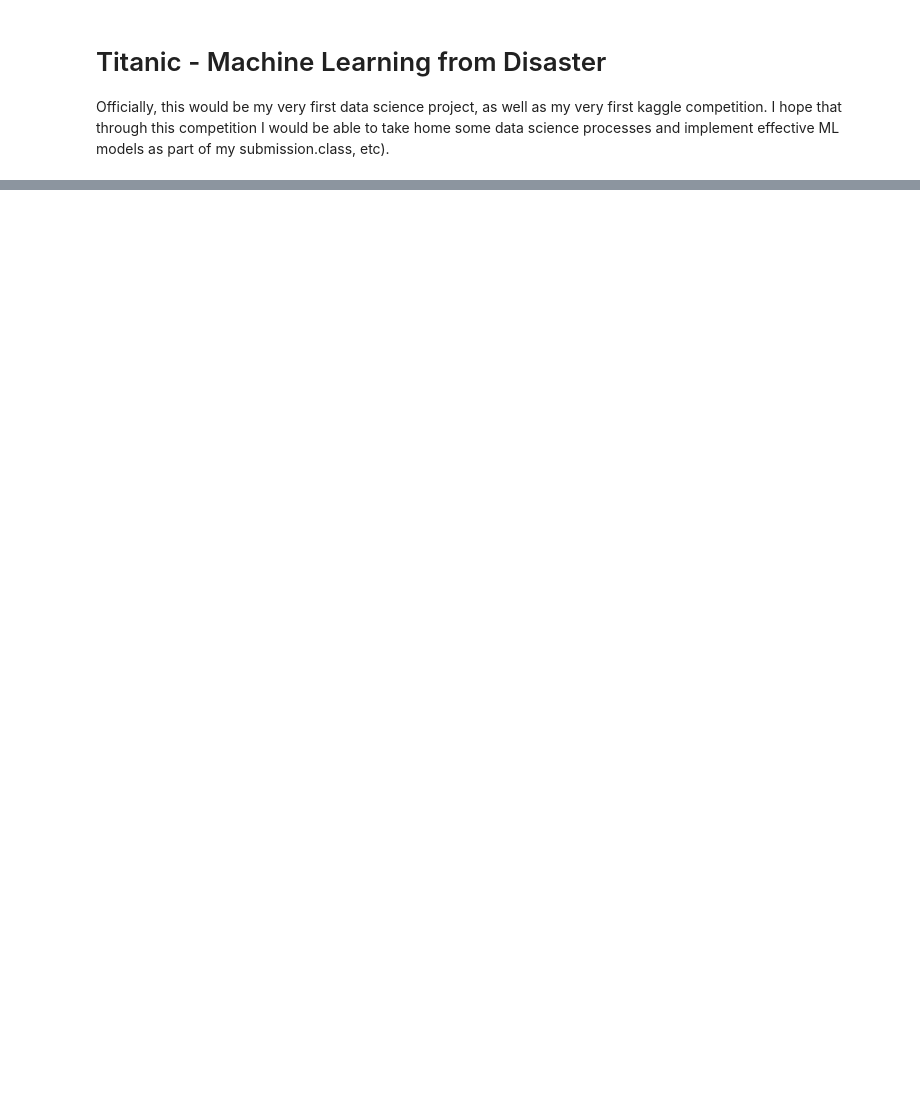
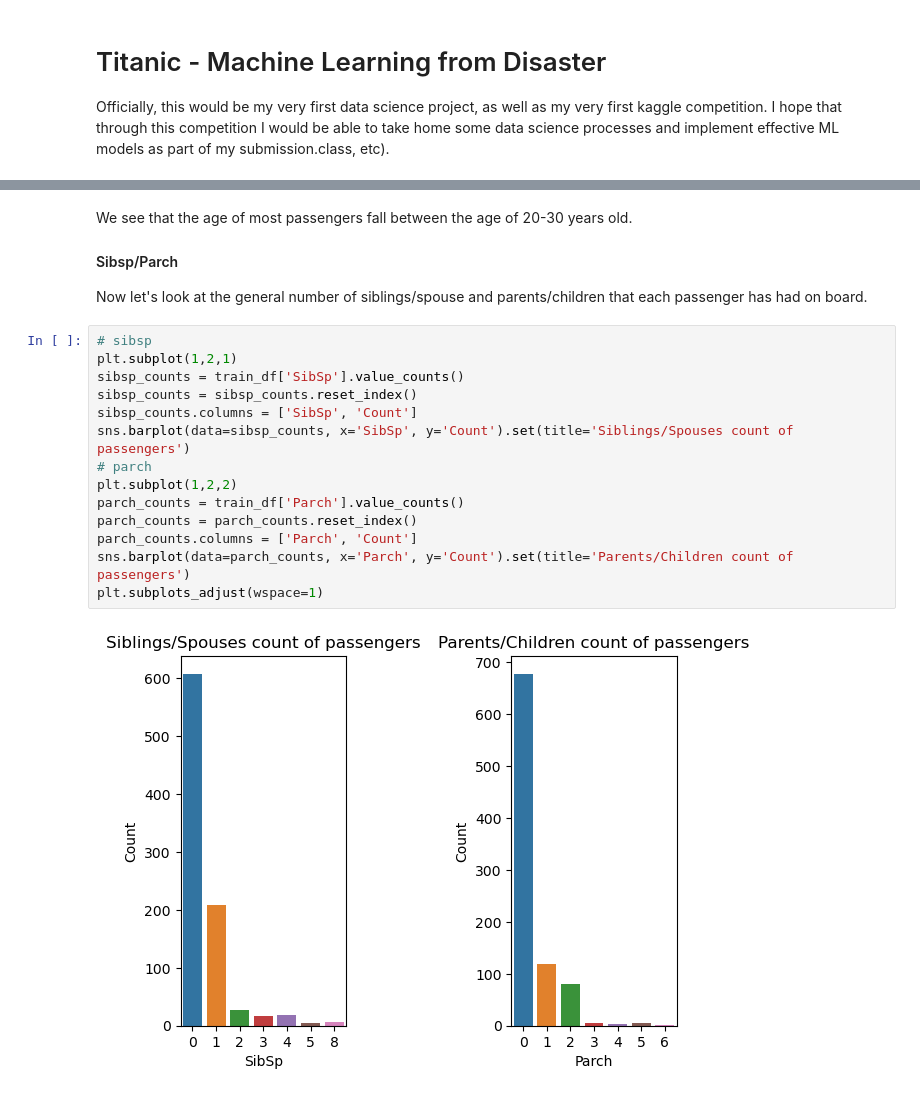
Before and after one commit to Bobblite/kaggle, a Jupyter notebook: titanic/titanic.ipynb, the cells around one changed output, grey strips where cells are left out. Drawn from its saved outputs; the diff is of its cells as text; blank space fills up the shorter version.

```diff
--- a/titanic/titanic.ipynb
+++ b/titanic/titanic.ipynb
@@ -50,0 +150,20 @@ train_df
+# %% [markdown]
+We see that the age of most passengers fall between the age of 20-30 years old.
+#### Sibsp/Parch
+Now let's look at the general number of siblings/spouse and parents/children that each passenger has had on board.
+# %%
+# sibsp
+plt.subplot(1,2,1)
+sibsp_counts = train_df['SibSp'].value_counts()
+sibsp_counts = sibsp_counts.reset_index()
+sibsp_counts.columns = ['SibSp', 'Count']
+sns.barplot(data=sibsp_counts, x='SibSp', y='Count').set(title='Siblings/Spouses count of passengers')
+# parch
+plt.subplot(1,2,2)
+parch_counts = train_df['Parch'].value_counts()
+parch_counts = parch_counts.reset_index()
+parch_counts.columns = ['Parch', 'Count']
+sns.barplot(data=parch_counts, x='Parch', y='Count').set(title='Parents/Children count of passengers')
+plt.subplots_adjust(wspace=1)
+# %% [output]
+[figure, added]
```
Also changed, not shown: parts of 20 cells of this notebook.
